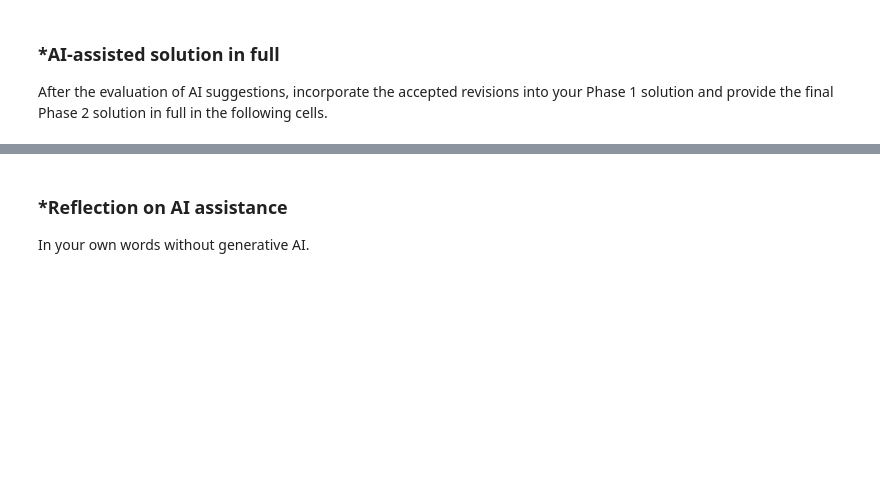
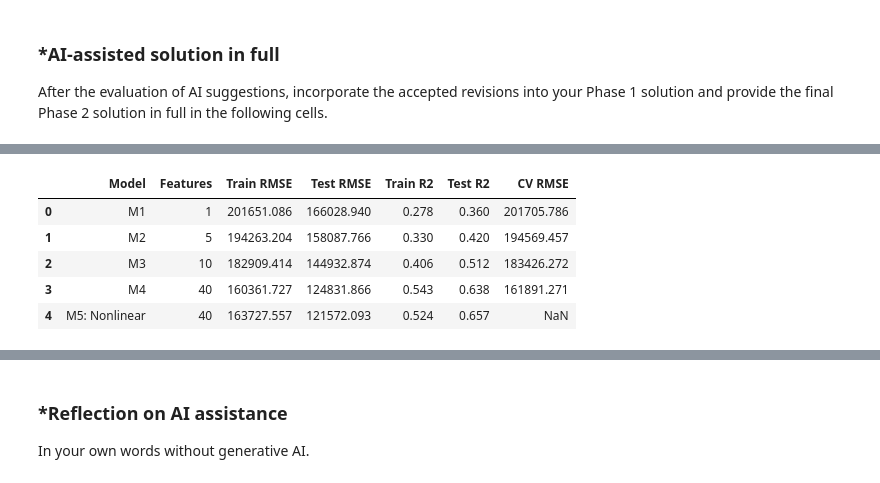
Before and after one commit to YafetG3/L02-hedonic-pricing, a Jupyter notebook: L02_hedonic_pricing.ipynb, the cells around one changed output, grey strips where cells are left out. Drawn from its saved outputs; the diff is of its cells as text; code cells hidden in the pictures; blank space fills up the shorter version.

```diff
--- a/L02_hedonic_pricing.ipynb
+++ b/L02_hedonic_pricing.ipynb
@@ -395,0 +708,97 @@ After the evaluation of AI suggestions, incorporate the accepted revisions into
+# %%
+
+# Question 6: Build a more complex regression model
+
+def build_features(x):
+    f = pd.DataFrame(index=x.index)
+
+    f["log_sqft"] = np.log(x["house_square_feet"])
+    f["age"] = x["age"]
+    f["age_squared"] = x["age"] ** 2 / 100
+    f["new_build"] = (x["age"] <= 2).astype(float)
+
+    for c in ["bedrooms", "bathrooms", "stories",
+              "fireplaces", "sale_month"]:
+        f[c] = x[c]
+
+    garage = (
+        x["attached_garage_square_feet"] +
+        x["detached_garage_square_feet"]
+    )
+    basement = x["basement_square_feet"]
+
+    f["has_garage"] = (garage > 0).astype(float)
+    f["log_garage"] = np.where(
+        garage > 0, np.log(garage.clip(lower=1) / 400), 0
+    )
+    f["has_basement"] = (basement > 0).astype(float)
+    f["log_basement"] = np.where(
+        basement > 0, np.log(basement.clip(lower=1) / 500), 0
+    )
+    f["has_attic"] = (
+        x["attic_finished_square_feet"] > 0
+    ).astype(float)
+
+    wf = [c for c in x if c.startswith("waterfront_type_")]
+    vw = [c for c in x if c.startswith("view_quality_")]
+
+    f["waterfront"] = (
+        (x[wf].sum(axis=1) > 0).astype(float) if wf else 0.
+    )
+    f["has_view"] = (
+        (x[vw].sum(axis=1) > 0).astype(float) if vw else 0.
+    )
+
+    other = [
+        c for c in x if c.startswith((
+            "hvac_description_", "exterior_",
+            "roof_cover_", "interior_", "utility_sewer_"
+        ))
+    ]
+    f = pd.concat([f, x[other]], axis=1)
+
+    f["size_x_waterfront"] = f["log_sqft"] * f["waterfront"]
+    f["size_x_view"] = f["log_sqft"] * f["has_view"]
+    f["size_x_age"] = f["log_sqft"] * f["age"] / 10
+    f["size_x_bath"] = f["log_sqft"] * f["bathrooms"]
+    f["bath_x_bed"] = f["bathrooms"] * f["bedrooms"]
+    f["age_x_waterfront"] = f["age"] * f["waterfront"] / 10
+
+    return f.astype(float)
+
+F_train = build_features(X_train)
+F_test = build_features(X_test)
+
+log_y = np.log(y_train)
+complex_model = LinearRegression().fit(F_train, log_y)
+
+def back_to_dollars(model, train, test):
+    smear = np.mean(
+        np.exp(log_y - model.predict(train))
+    )
+    return (
+        np.exp(model.predict(train)) * smear,
+        np.exp(model.predict(test)) * smear
+    )
+
+ptr, pte = back_to_dollars(
+    complex_model, F_train, F_test
+)
+
+record(
+    "M5: Nonlinear",
+    ptr, pte, F_train.shape[1]
+)
+
+display(pd.DataFrame(results).round(3))
+
+# The complex model uses nonlinear transformations
+# and interactions to capture more detailed relationships.
+# Compare M5 against the simpler models using test RMSE.
+# %% [output]
+|  | Model | Features | Train RMSE | Test RMSE | Train R2 | Test R2 | CV RMSE |
+| 0 | M1 | 1 | 201651.086 | 166028.940 | 0.278 | 0.360 | 201705.786 |
+| 1 | M2 | 5 | 194263.204 | 158087.766 | 0.330 | 0.420 | 194569.457 |
+| 2 | M3 | 10 | 182909.414 | 144932.874 | 0.406 | 0.512 | 183426.272 |
+| 3 | M4 | 40 | 160361.727 | 124831.866 | 0.543 | 0.638 | 161891.271 |
+| 4 | M5: Nonlinear | 40 | 163727.557 | 121572.093 | 0.524 | 0.657 | NaN |
```
Also changed, not shown: parts of 23 cells of this notebook.
